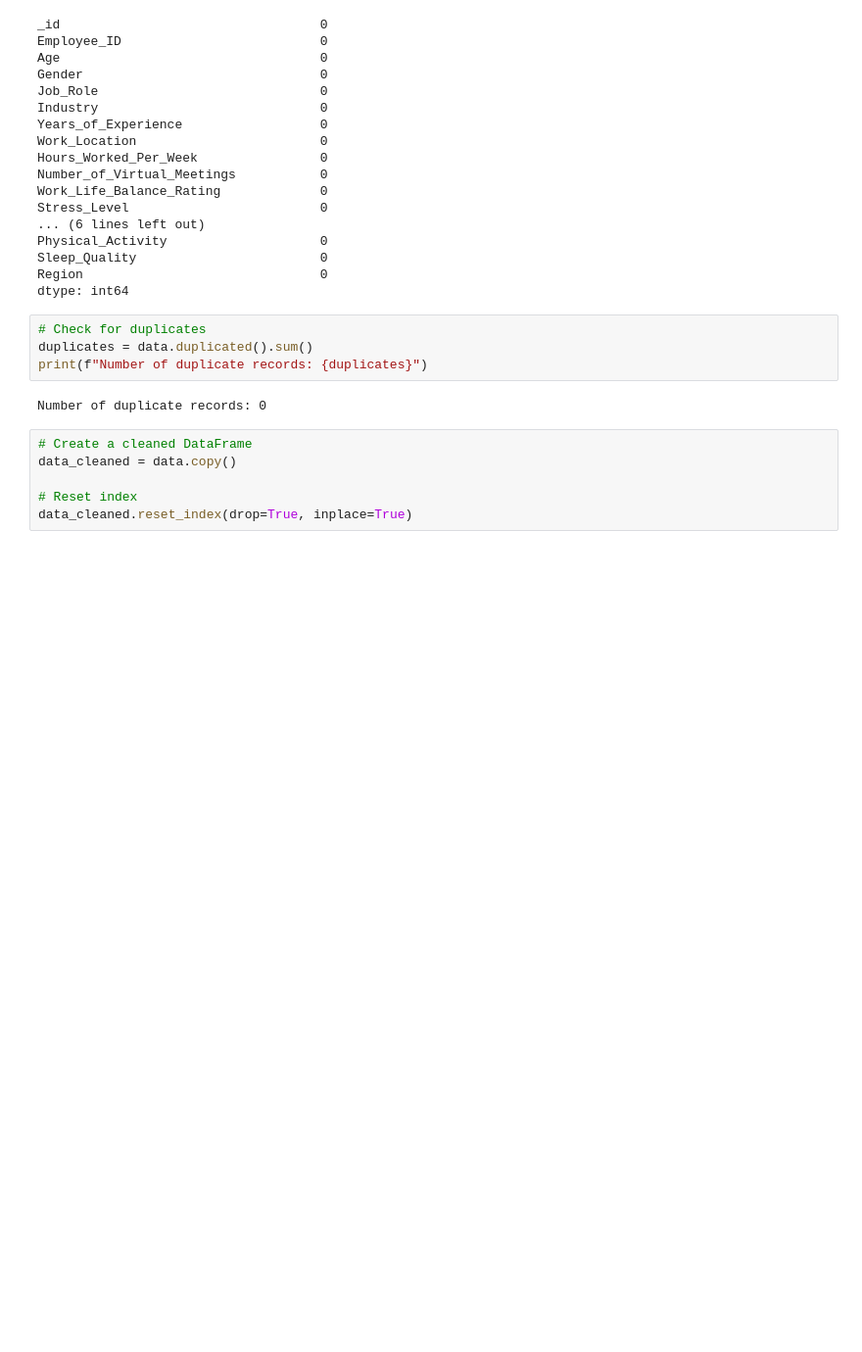
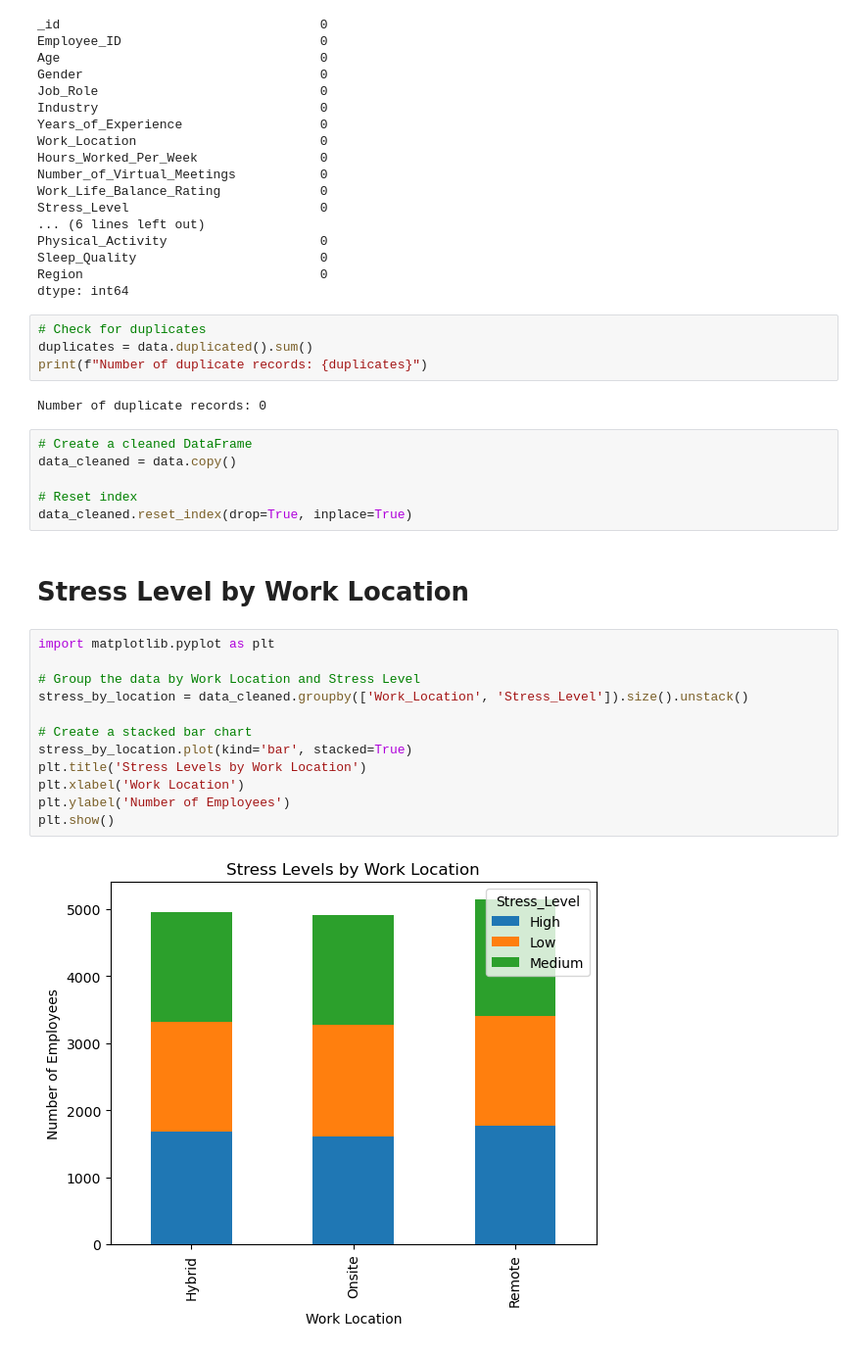
Before and after one commit to AzaniaHH/Project-3, a Jupyter notebook: Remote_Work_Mental_Health_Analysis.ipynb, the cells around one changed output. Shown: that part at 98% size. Saved outputs shown, nothing was run; the diff lists cells and outputs as text; blank space fills up the shorter version.

Commit message:
Adding visuals to notebook

```diff
--- a/Remote_Work_Mental_Health_Analysis.ipynb
+++ b/Remote_Work_Mental_Health_Analysis.ipynb
@@ -131,3 +131,19 @@ data_cleaned = data.copy()
 
 # Reset index
 data_cleaned.reset_index(drop=True, inplace=True)
+# %% [markdown]
+# Stress Level by Work Location
+# %%
+import matplotlib.pyplot as plt
+
+# Group the data by Work Location and Stress Level
+stress_by_location = data_cleaned.groupby(['Work_Location', 'Stress_Level']).size().unstack()
+
+# Create a stacked bar chart
+stress_by_location.plot(kind='bar', stacked=True)
+plt.title('Stress Levels by Work Location')
+plt.xlabel('Work Location')
+plt.ylabel('Number of Employees')
+plt.show()
+# %% [output]
+[figure, added]
```
Also changed, not shown: parts of 9 cells of this notebook.
